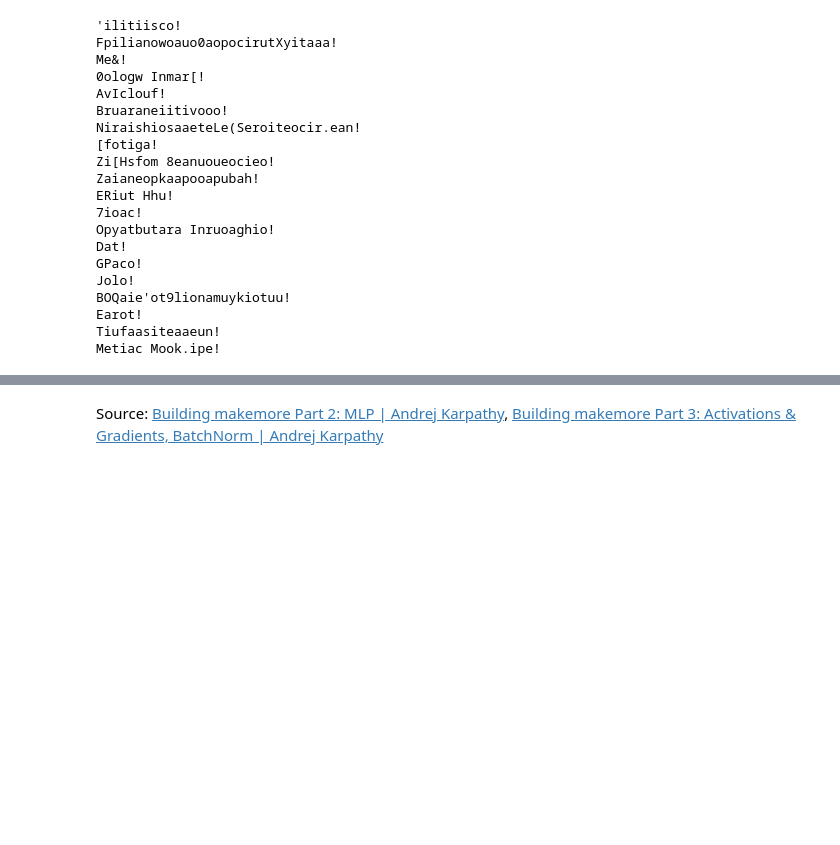
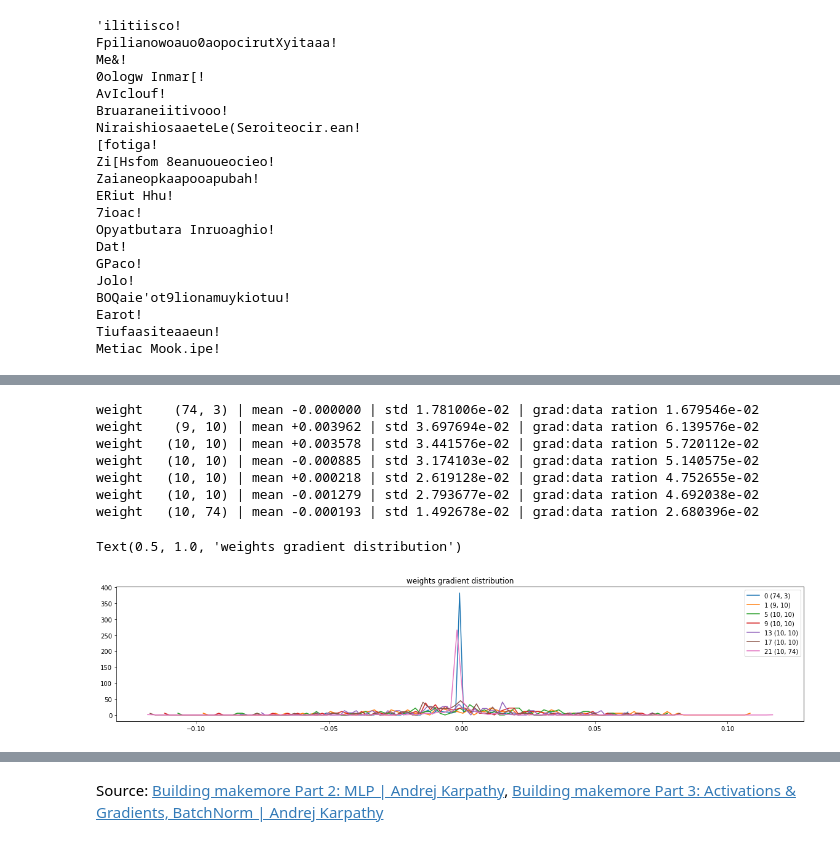
Before and after one commit to hardik-vala/unicorn-namegen, a Jupyter notebook: unicorn_namegen.ipynb, the cells around one changed output, grey strips where cells are left out. Drawn from its saved outputs; the diff is of its cells as text; code cells hidden in the pictures; blank space fills up the shorter version.

```diff
--- a/unicorn_namegen.ipynb
+++ b/unicorn_namegen.ipynb
@@ -770,0 +774,23 @@ Text(0.5, 1.0, 'gradient distribution')
+# %%
+# visualize histograms
+plt.figure(figsize=(20,4)) # width and height of the plot
+legends =[]
+for i, p in enumerate(parameters):
+  t = p.grad
+  if p.ndim == 2:
+    print('weight %10s | mean %+f | std %e | grad:data ration %e' % (tuple(p.shape), t.mean(), t.std(), t.std() / p.std()))
+    hy, hx = torch.histogram(t, density=True)
+    plt.plot(hx[:-1].detach(), hy.detach())
+    legends.append(f'{i} {tuple(p.shape)}')
+plt.legend(legends)
+plt.title('weights gradient distribution')
+# %% [output]
+weight    (74, 3) | mean -0.000000 | std 1.781006e-02 | grad:data ration 1.679546e-02
+weight    (9, 10) | mean +0.003962 | std 3.697694e-02 | grad:data ration 6.139576e-02
+weight   (10, 10) | mean +0.003578 | std 3.441576e-02 | grad:data ration 5.720112e-02
+weight   (10, 10) | mean -0.000885 | std 3.174103e-02 | grad:data ration 5.140575e-02
+weight   (10, 10) | mean +0.000218 | std 2.619128e-02 | grad:data ration 4.752655e-02
+weight   (10, 10) | mean -0.001279 | std 2.793677e-02 | grad:data ration 4.692038e-02
+weight   (10, 74) | mean -0.000193 | std 1.492678e-02 | grad:data ration 2.680396e-02
+Text(0.5, 1.0, 'weights gradient distribution')
+[figure, added]
```
Also changed, not shown: parts of 5 cells of this notebook.
